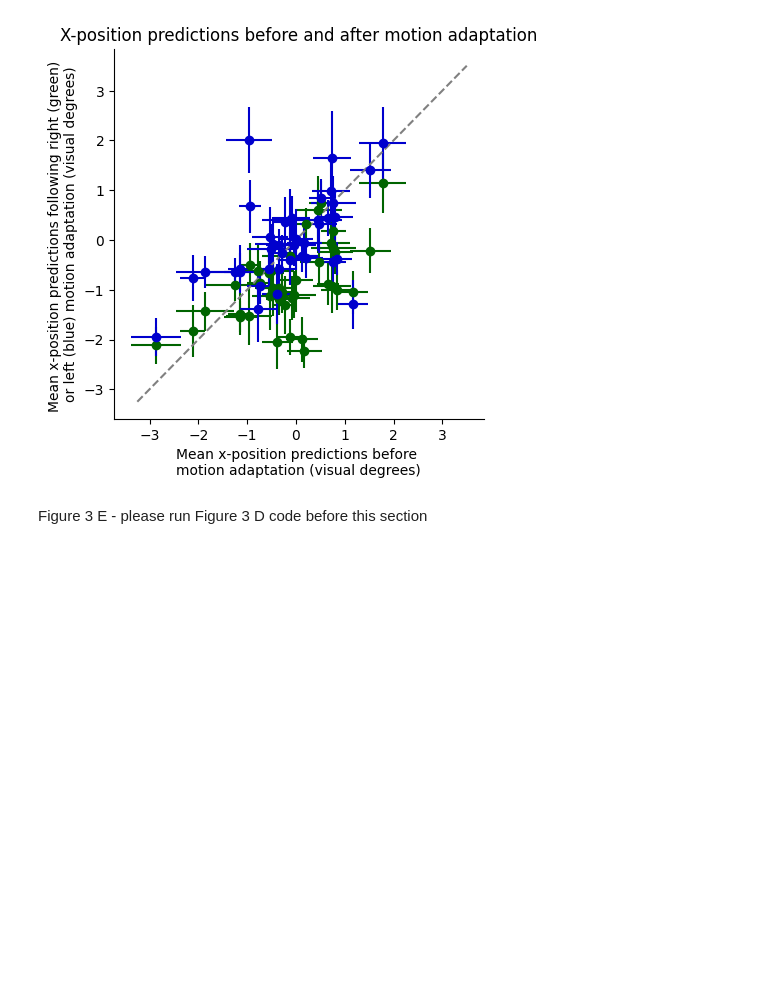
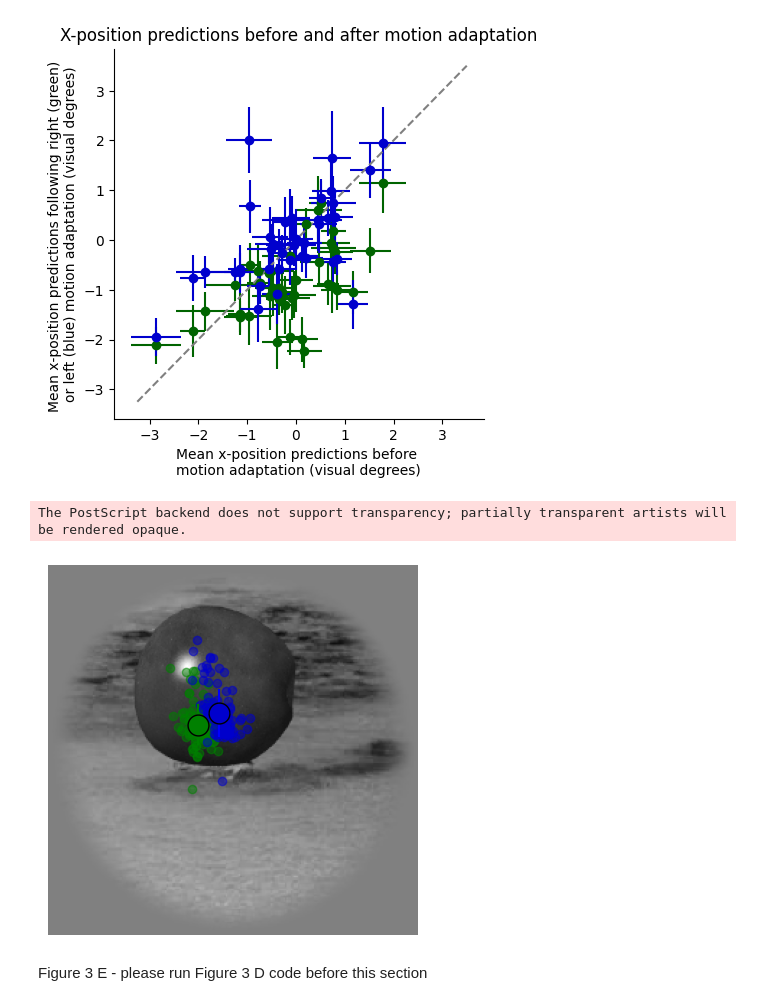
Before and after one commit to vital-kolab/obj-position-bias, a Jupyter notebook: figure3.ipynb, the cells around one changed output. Cells and saved outputs as stored; diff of their text form; code cells hidden in the pictures; blank space fills up the shorter version.

Commit message:
updates to figure 3 for inset

```diff
--- a/figure3.ipynb
+++ b/figure3.ipynb
@@ -781,6 +782,58 @@ plt.gca().set_aspect(abs(x1-x0)/abs(y1-y0))
 bounding_box_info = pd.read_csv('data/mae_s5_coordinates.csv') # change this to the location of the csv
 image_id = 28 # change this to the id of the image you want to visualize, apparently image 24, image 39, image 38 has the biggest delta
 image_file_path = f'data/season5/im{image_id}.png' # change this to the path of the images (with the id)
+# %%
+# convert the predictions into pixel space for plotting - to recreate the predictions for y-position, run fig3_ypreds.ipynb
+
+def convert_to_px(deg,im_size):
+    '''
+    Function to convert predictions in visual degrees to pixels for plotting.
+    deg - ndarray
+    im_size - int or float
+    '''
+    return np.array(deg*im_size/16 + im_size/2).astype(int)
+
+s3x_px = convert_to_px(s3_pred_array, human_im_size)
+s4x_px = convert_to_px(s4_pred_array, human_im_size)
+
+s3y = np.load('data/s3y_neural_pred_array.npy')
+s4y = np.load('data/s4y_neural_pred_array.npy')
+
+s3y_px = convert_to_px(s3y, human_im_size)
+s4y_px = convert_to_px(s4y, human_im_size)
+# %%
+# load the image and the position estimates
+
+# Plot the image
+fig, ax = plt.subplots()
+img = mpimg.imread(image_file_path)
+
+ax.imshow(img)
+
+# Want to plot the trial-by-trial responses scaled down to the 256x256 image
+# (recall: the predictions were computed on images of slightly different size so need to scale their responses to the image size)
+gt_im_size = 256
+s3x_scaled = s3x_px[image_id,:]*(gt_im_size/human_im_size)
+s3y_scaled = s3y_px[image_id,:]*(gt_im_size/human_im_size)
+s4x_scaled = s4x_px[image_id,:]*(gt_im_size/human_im_size)
+s4y_scaled = s4y_px[image_id,:]*(gt_im_size/human_im_size)
+
+# plot all the individual estimates
+plt.scatter(s3x_scaled,s3y_scaled,color='green',alpha=0.5)
+plt.scatter(s4x_scaled,s4y_scaled,color='mediumblue',alpha=0.5)
+
+# plot the average and sem of the estimates
+plt.errorbar(np.nanmean(s3x_scaled),np.nanmean(s3y_scaled),np.nanstd(s3y_scaled),np.nanstd(s3x_scaled),'go',mec='black',mfc='green',markersize=15,alpha=1)
+plt.errorbar(np.nanmean(s4x_scaled),np.nanmean(s4y_scaled),np.nanstd(s4y_scaled),np.nanstd(s4x_scaled),'bo', mec='black', mfc= 'mediumblue',markersize=15,alpha=1)
+
+plt.gca().set_xticks([])
+plt.gca().set_yticks([])
+plt.gca().set_axis_off()
+
+# plt.savefig('/home/eyakub/scratch/s34_neural_estimates.eps', format='eps', bbox_inches='tight')
+# %% [output]
+The PostScript backend does not support transparency; partially transparent artists will be rendered opaque.
+[figure, added]
 # %% [markdown]
 Figure 3 E - please run Figure 3 D code before this section
 # %%
```
Also changed, not shown: parts of 1 cell of this notebook, 1 other file.
